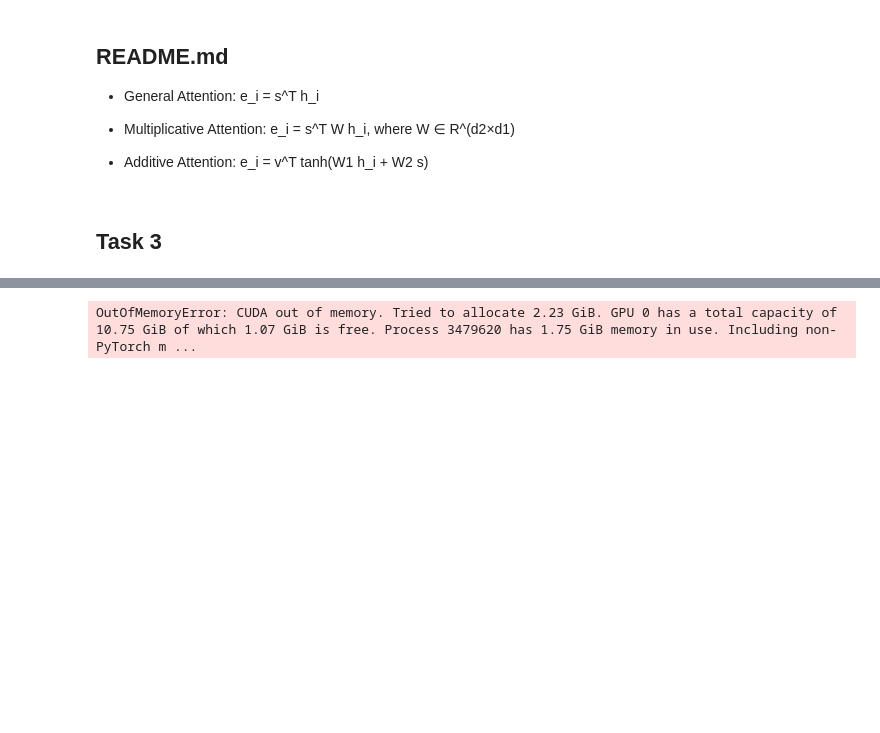
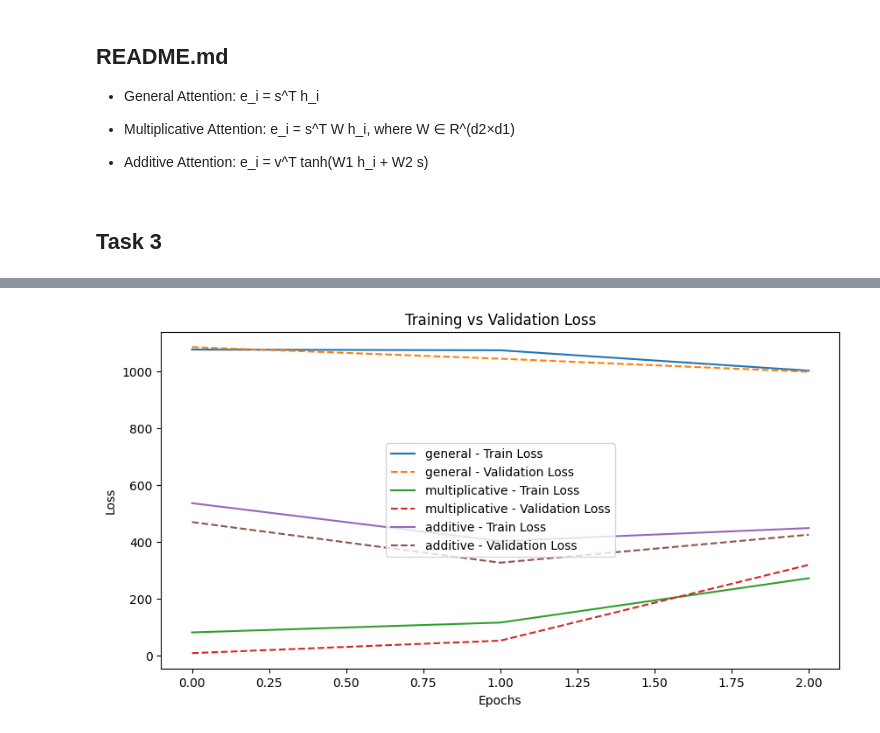
Before and after one commit to PK-124960/A1_That_s_What_I_LIKE, a Jupyter notebook: A3_Make_Your_Own_Machine_Translation_Language/A3_Make_Your_Own_Machine_Translation_Language.ipynb, the cells around one changed output, grey strips where cells are left out. Saved outputs shown, nothing was run; the diff lists cells and outputs as text; code cells hidden in the pictures; blank space fills up the shorter version.

```diff
--- a/A3_Make_Your_Own_Machine_Translation_Language/A3_Make_Your_Own_Machine_Translation_Language.ipynb
+++ b/A3_Make_Your_Own_Machine_Translation_Language/A3_Make_Your_Own_Machine_Translation_Language.ipynb
@@ -84,13 +80,13 @@ def load_dataset(folder_path):
         if file.endswith(".csv"):
             df = pd.read_csv(os.path.join(folder_path, file)).dropna(subset=["en_text", "th_text"])
             dataset.extend(zip(df["en_text"], df["th_text"]))
-    return dataset
+    return dataset[:len(dataset)//2]
 
 dataset_folder = "scb-mt-en-th-2020_forTest"
 dataset = load_dataset(dataset_folder)
 print(f"Loaded {len(dataset)} sentence pairs.")
 
 # ✅ Split dataset into training and validation
-train_data, valid_data = train_test_split(dataset, test_size=0.1, random_state=42)
+train_data, valid_data = train_test_split(dataset, test_size=0.3, random_state=42)
 print(f"train_data: {len(train_data)}, valid_data: {len(valid_data)}")
 # %% [output]
@@ -156,7 +152,7 @@ def collate_batch(batch):
 
     return src_batch.to(device), torch.tensor(src_len_batch, dtype=torch.int64).to(device), trg_batch.to(device)
 
-batch_size = 64  # Or your desired batch size
+batch_size = 8
 dataloader = DataLoader(dataset, batch_size=batch_size, shuffle=True, collate_fn=collate_batch)
 
 # ✅ Performance Tracking
@@ -299,6 +292,9 @@ e_i = v^T tanh(W1 h_i + W2 s)
 # ✅ Task 3: Training and Evaluation for All Attention Types
 attention_types = {"general": GeneralAttention, "multiplicative": MultiplicativeAttention, "additive": AdditiveAttention}
 results = {}
+best_models = {}
+best_validation_ppls = {}
+
 
 def plot_attention(attn_weights, input_tokens, output_tokens):
     fig, ax = plt.subplots(figsize=(10, 8))
@@ -317,13 +313,16 @@ for attn_name, attn_class in attention_types.items():
     attention = attn_class(512, 512).to(device)
     decoder = Decoder(len(vocab_th), 256, 512, 512, 0.5, attention).to(device)
     model = Seq2Seq(encoder, decoder).to(device)
-    optimizer = optim.Adam(model.parameters(), lr=0.0005)
+    optimizer = optim.Adam(model.parameters(), lr=0.01)
     criterion = nn.CrossEntropyLoss(ignore_index=vocab_th['<pad>'])
 
     training_losses, training_ppls, validation_losses, validation_ppls = [], [], [], []
     start_time = time.time()
 
-    num_epochs = 5
+    num_epochs = 3
+    best_ppl = float('inf')
+    best_model_epoch = 0
+
     for epoch in range(num_epochs):
         model.train()
         train_loss = 0
@@ -359,9 +358,15 @@ for attn_name, attn_class in attention_types.items():
 
         print(f"Epoch {epoch+1}: Train Loss: {train_loss:.4f}, Train PPL: {training_ppls[-1]:.4f}, Validation Loss: {valid_loss:.4f}, Validation PPL: {validation_ppls[-1]:.4f}")
 
+        if validation_ppls[-1] < best_ppl:
+            best_ppl = validation_ppls[-1]
+            best_model_epoch = epoch + 1
+            best_models[attn_name] = model.state_dict()
+            print(f"New best model saved for {attn_name} at epoch {best_model_epoch} with PPL: {best_ppl:.4f}")
+
     end_time = time.time()
     training_time = end_time - start_time
-    performance_metrics.append([attn_name, training_time])
+    performance_metrics.append([attn_name, training_time, best_model_epoch, best_ppl])
 
     results[attn_name] = {
         "Training Loss": training_losses,
@@ -369,6 +374,7 @@ for attn_name, attn_class in attention_types.items():
         "Validation Loss": validation_losses,
         "Validation PPL": validation_ppls,
     }
+    best_validation_ppls[attn_name] = best_ppl
 
 def plot_losses(results):
     plt.figure(figsize=(10, 5))
@@ -388 +407 @@ Epoch 1: Train Loss: 6.6681, Train PPL: 786.9373, Validation Loss: 6.4250, Valid
-OutOfMemoryError: CUDA out of memory. Tried to allocate 2.23 GiB. GPU 0 has a total capacity of 10.75 GiB of which 1.07 GiB is free. Process 3479620 has 1.75 GiB memory in use. Including non-PyTorch m ...
+[figure, added]
```
Also changed, not shown: parts of 14 cells of this notebook, 6 other files.
